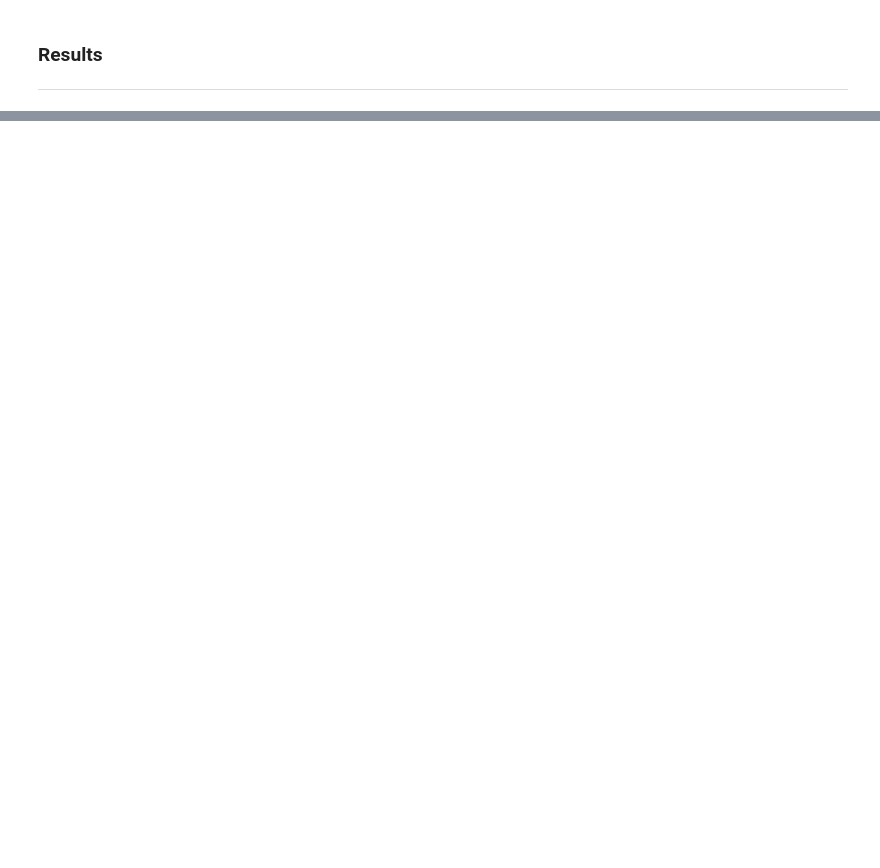
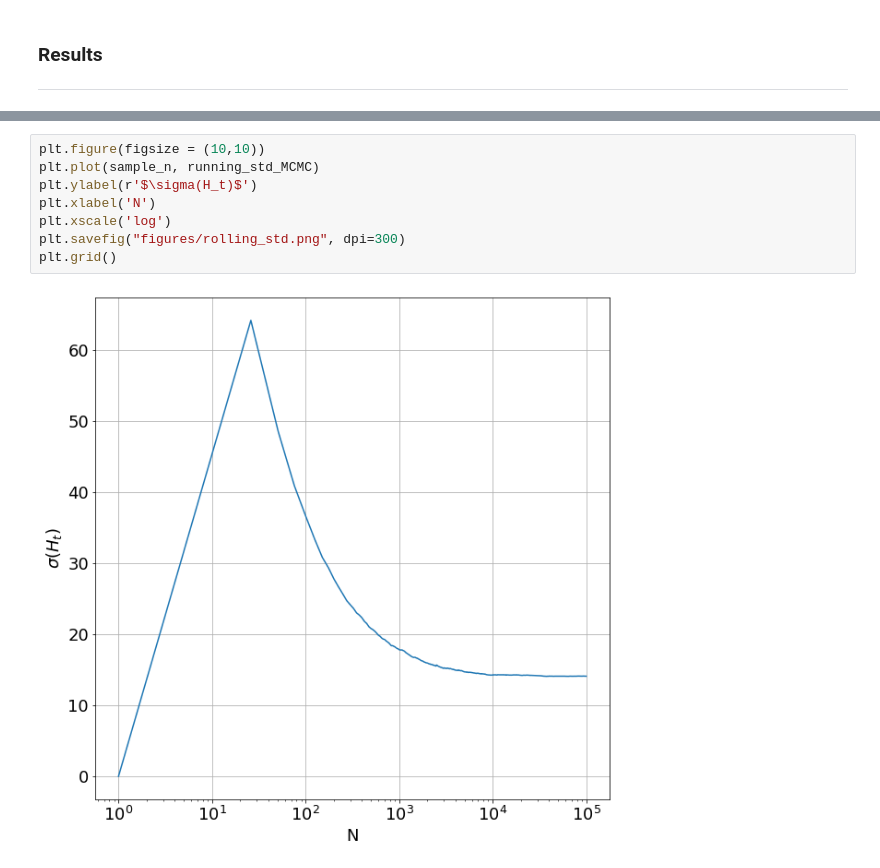
Before and after one commit to SByeUva/uncertainty_quantification, a Jupyter notebook: 09_homework/HW9 .ipynb, the cells around one changed output, grey strips where cells are left out. Drawn from its saved outputs; the diff is of its cells as text; blank space fills up the shorter version.

```diff
--- a/09_homework/HW9 .ipynb
+++ b/09_homework/HW9 .ipynb
@@ -92,0 +147,10 @@ Estimated accept prob 0.2544063174176741
+# %%
+plt.figure(figsize = (10,10))
+plt.plot(sample_n, running_std_MCMC)
+plt.ylabel(r'$\sigma(H_t)$')
+plt.xlabel('N')
+plt.xscale('log')
+plt.savefig("figures/rolling_std.png", dpi=300)
+plt.grid()
+# %% [output]
+[figure, added]
```
Also changed, not shown: parts of 13 cells of this notebook, 6 other files.
